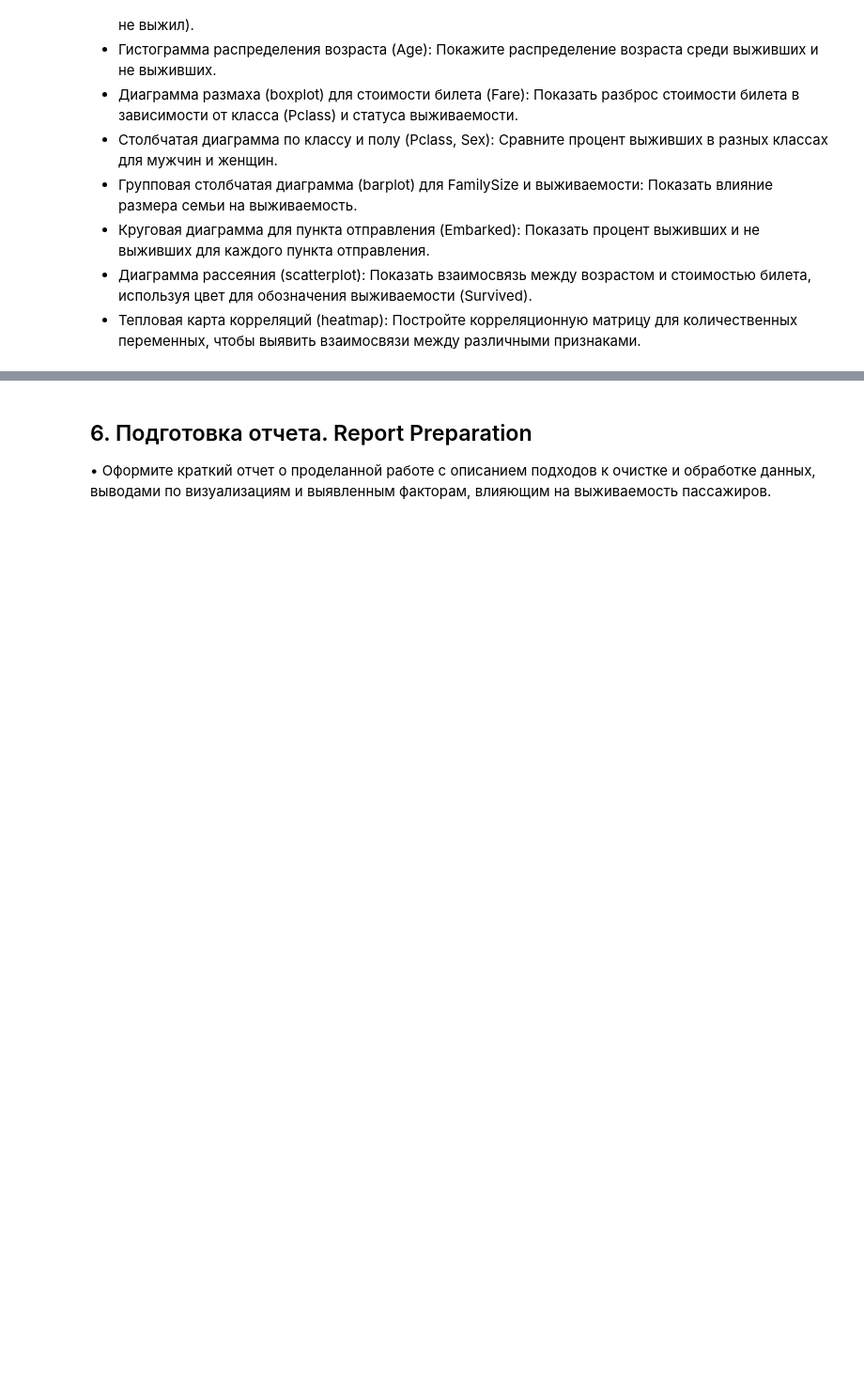
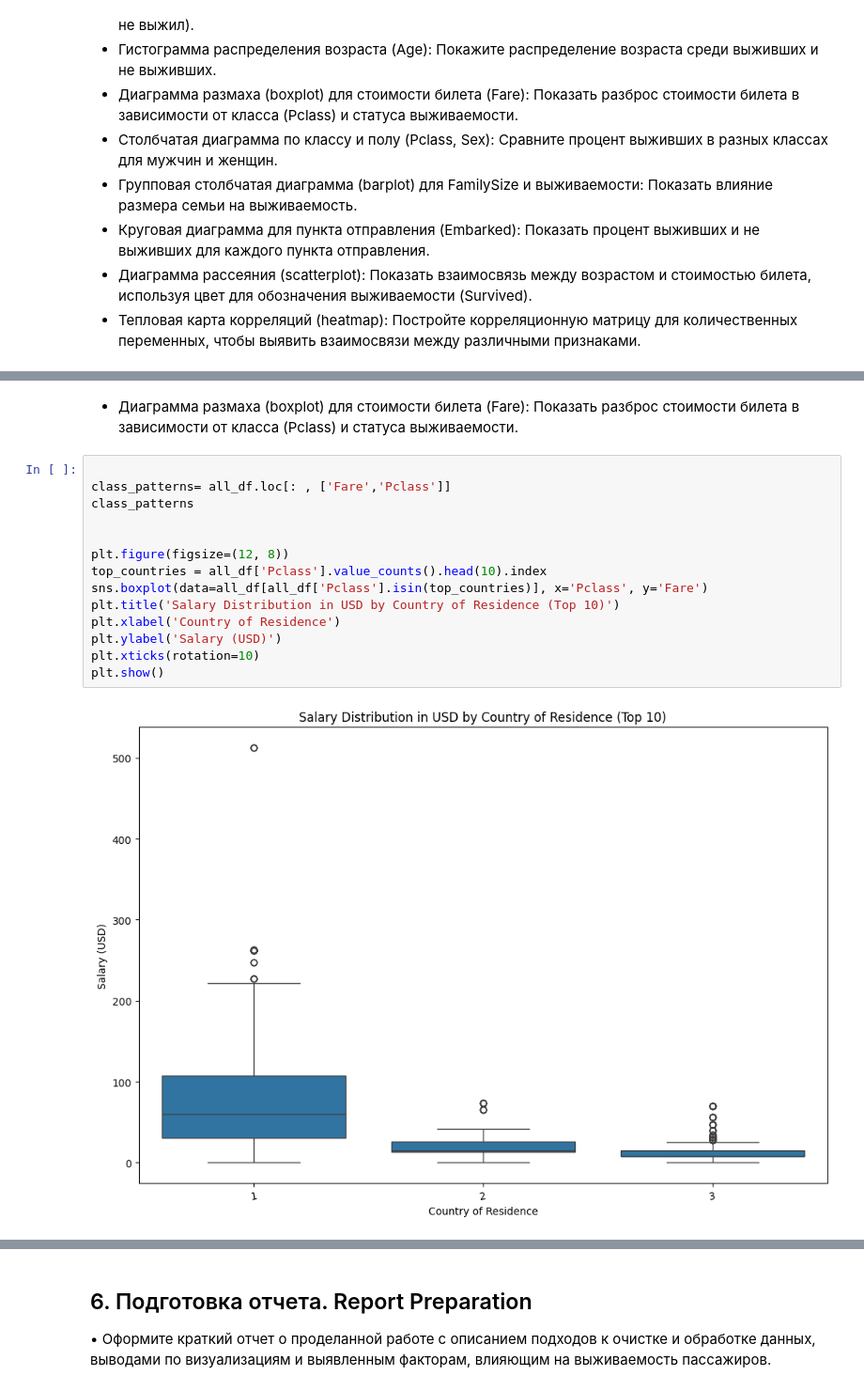
Before and after one commit to qurbonxojayev0755/titanic_project, a Jupyter notebook: lesson10.ipynb, the cells around one changed output, grey strips where cells are left out. Shown at 94% size. Saved outputs shown, nothing was run; the diff lists cells and outputs as text; blank space fills up the shorter version.

```diff
--- a/lesson10.ipynb
+++ b/lesson10.ipynb
@@ -511,0 +544,18 @@ all_df[(all_df.SibSp==0)&(all_df.Parch==0)&(all_df.Title=='Cumings')]
+# %% [markdown]
+   - Диаграмма размаха (boxplot) для стоимости билета (Fare): Показать разброс стоимости билета в зависимости от класса (Pclass) и статуса выживаемости.
+# %%
+
+class_patterns= all_df.loc[: , ['Fare','Pclass']]
+class_patterns
+
+
+plt.figure(figsize=(12, 8))
+top_countries = all_df['Pclass'].value_counts().head(10).index
+sns.boxplot(data=all_df[all_df['Pclass'].isin(top_countries)], x='Pclass', y='Fare')
+plt.title('Salary Distribution in USD by Country of Residence (Top 10)')
+plt.xlabel('Country of Residence')
+plt.ylabel('Salary (USD)')
+plt.xticks(rotation=10)
+plt.show()
+# %% [output]
+[figure, added]
```
Also changed, not shown: parts of 31 cells of this notebook, 3 other files.
